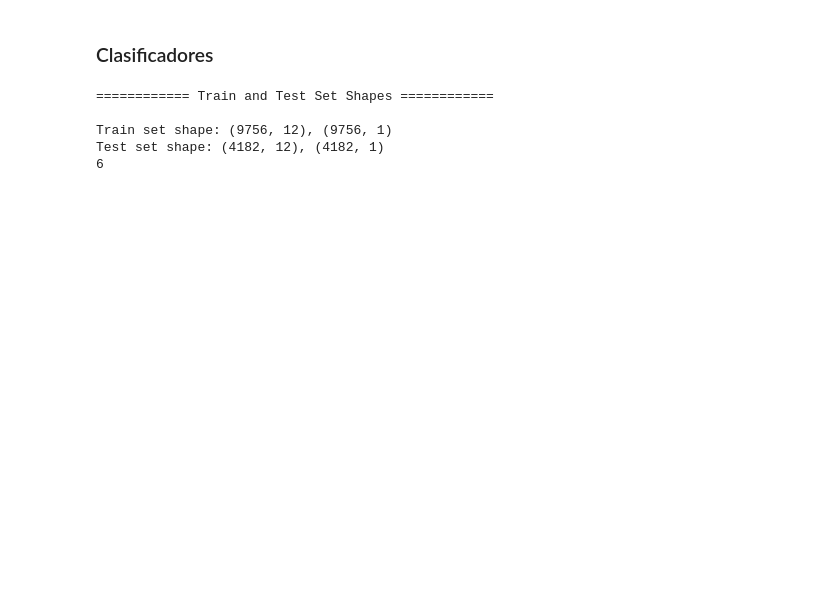
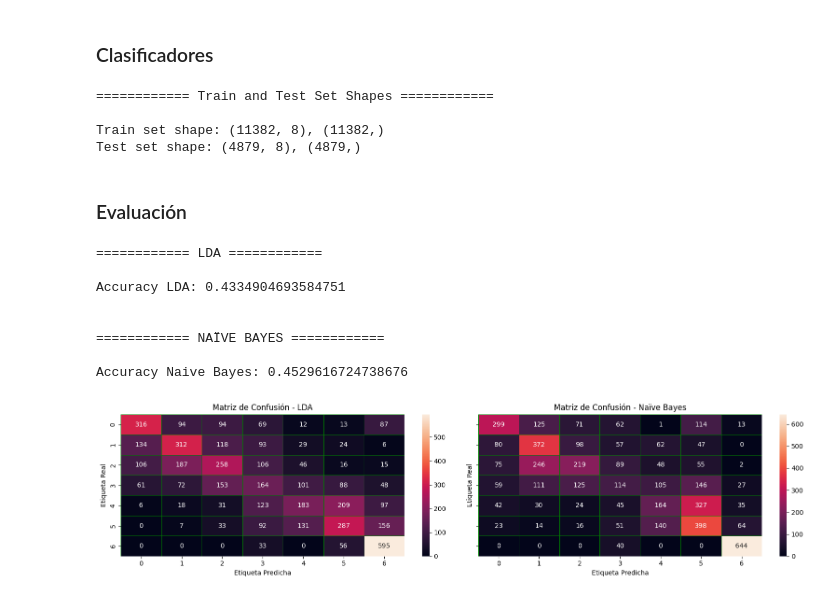
Before and after one commit to Andres-jp/wine_analyis, a Jupyter notebook: wine_data_analysis.ipynb, the cells around one changed output. Drawn from its saved outputs; the diff is of its cells as text; code cells hidden in the pictures; blank space fills up the shorter version.

```diff
--- a/wine_data_analysis.ipynb
+++ b/wine_data_analysis.ipynb
@@ -323,29 +304,63 @@ Number of PCA components to keep: 8
 # %%
 np.random.seed(42)
 #Crear lo sets de train y test
-X_train, X_test, y_train, y_test = train_test_split(wine_SMOTE_df, final_labels, test_size=0.3, random_state=42)#Proporción 70/30 para train y test
+X_train_2, X_test_2, y_train_2, y_test_2 = train_test_split(wine_df_pca, final_labels_df['quality'].values.ravel(), test_size=0.3, random_state=42)#Proporción 70/30 para train y test
 print("\n\n============ Train and Test Set Shapes ============\n")
-print(f"Train set shape: {X_train.shape}, {y_train.shape}")
-print(f"Test set shape: {X_test.shape}, {y_test.shape}")
-
+print(f"Train set shape: {X_train_2.shape}, {y_train_2.shape}")
+print(f"Test set shape: {X_test_2.shape}, {y_test_2.shape}")
 
 #Entrenar los modelos clasificadores
-#Primer modelo: LDA (Análisis Discriminante Lineal)
-n_classes = len(np.unique(y_train))
-print(n_classes)
-print(n_components)
+#Primer modelo: LDA
+n_classes = len(np.unique(y_train_2))
 n = min(n_classes - 1, n_components)
 lda = LinearDiscriminantAnalysis(n_components=n) #n_components = Number of components (<= min(n_classes - 1, n_features))
-lda.fit(X_train, y_train)
-y_pred_lda = lda.predict(X_test)
+lda.fit(X_train_2, y_train_2)
+y_pred_lda = lda.predict(X_test_2)
 
 #Segundo modelo: NAÏVE BAYES
 gnb = GaussianNB()
-gnb.fit(X_train, y_train)
-y_pred_gnb = gnb.predict(X_test)
+gnb.fit(X_train_2, y_train_2)
+y_pred_gnb = gnb.predict(X_test_2)
 # %% [output]
 ============ Train and Test Set Shapes ============
 
-Train set shape: (9756, 12), (9756, 1)
-Test set shape: (4182, 12), (4182, 1)
-6
+Train set shape: (11382, 8), (11382,)
+Test set shape: (4879, 8), (4879,)
+# %% [markdown]
+### Evaluación
+# %%
+print("\n\n============ LDA ============\n")
+print("Accuracy LDA:", accuracy_score(y_test_2, y_pred_lda))
+mlda = confusion_matrix(y_test_2, y_pred_lda)
+#print(classification_report(y_test_2, y_pred_lda))
+
+
+print("\n\n============ NAÏVE BAYES ============\n")
+print("Accuracy Naive Bayes:", accuracy_score(y_test_2, y_pred_gnb))
+mbayes = confusion_matrix(y_test_2, y_pred_gnb)
+#print(classification_report(y_test_2, y_pred_gnb))
+
+fig, ax = plt.subplots(1, 2, figsize=(16, 4),sharey=True)
+
+sns.heatmap(mlda,annot = True,linewidths=0.5,linecolor="green",fmt = ".0f",ax=ax[0])
+ax[0].set_title('Matriz de Confusión - LDA')
+ax[0].set_xlabel('Etiqueta Predicha')
+ax[0].set_ylabel('Etiqueta Real')
+
+sns.heatmap(mbayes,annot = True,linewidths=0.5,linecolor="green",fmt = ".0f",ax=ax[1])
+ax[1].set_title('Matriz de Confusión - Naïve Bayes')
+ax[1].set_xlabel('Etiqueta Predicha')
+ax[1].set_ylabel('Etiqueta Real')
+
+plt.tight_layout()
+plt.show()
+# %% [output]
+============ LDA ============
+
+Accuracy LDA: 0.4334904693584751
+
+
+============ NAÏVE BAYES ============
+
+Accuracy Naive Bayes: 0.4529616724738676
+[figure, added]
```
Also changed, not shown: parts of 5 cells of this notebook, 1 other file.
